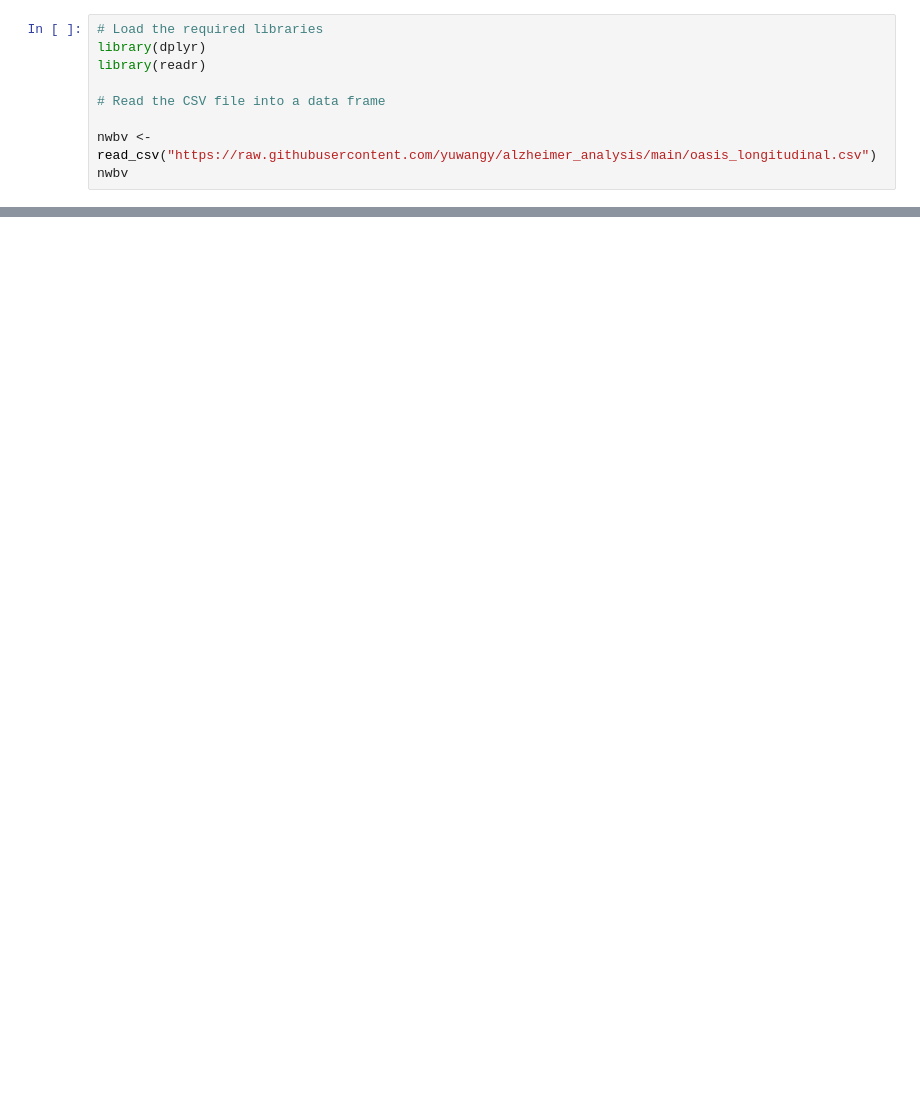
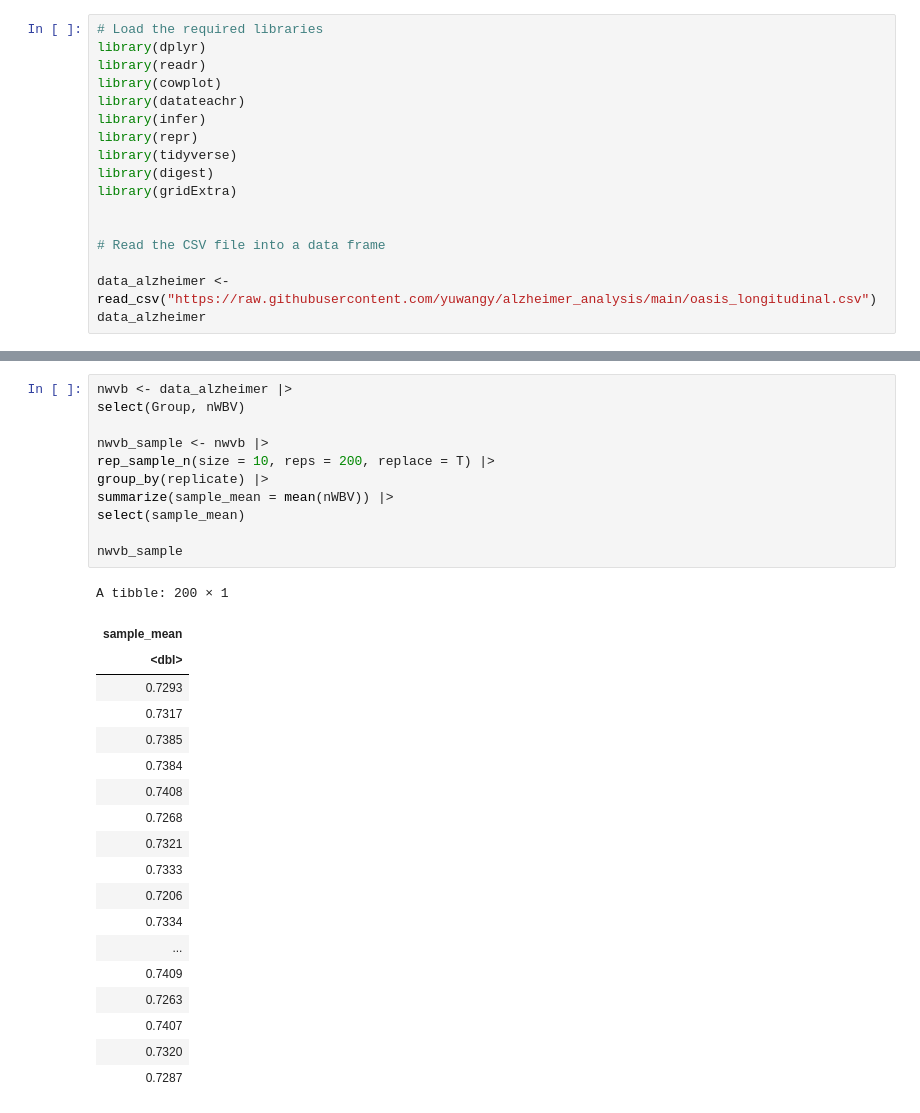
Before and after one commit to yuwangy/alzheimer_analysis, a Jupyter notebook: Project Proposal.ipynb, the cells around one changed output, grey strips where cells are left out. Drawn from its saved outputs; the diff is of its cells as text; blank space fills up the shorter version.

Commit message:
analysis

```diff
--- a/Project Proposal.ipynb
+++ b/Project Proposal.ipynb
@@ -2,9 +2,17 @@
 # Load the required libraries
 library(dplyr)
 library(readr)
+library(cowplot)
+library(datateachr)
+library(infer)
+library(repr)
+library(tidyverse)
+library(digest)
+library(gridExtra)
+
 
 # Read the CSV file into a data frame
 
-nwbv <- read_csv("https://raw.githubusercontent.com/yuwangy/alzheimer_analysis/main/oasis_longitudinal.csv")
-nwbv
+data_alzheimer <- read_csv("https://raw.githubusercontent.com/yuwangy/alzheimer_analysis/main/oasis_longitudinal.csv")
+data_alzheimer
 # %% [output]
@@ -56,3 +63,34 @@ A tibble: 6 × 15
 | OAS2_0002 | OAS2_0002_MR2 | Demented | 2 | 560 | M | R | 76 | 12 | NA | 28 | 0.5 | ... |
 | OAS2_0002 | OAS2_0002_MR3 | Demented | 3 | 1895 | M | R | 80 | 12 | NA | 22 | 0.5 | ... |
 | OAS2_0004 | OAS2_0004_MR1 | Nondemented | 1 | 0 | F | R | 88 | 18 | 3 | 28 | 0.0 | ... |
+# %%
+nwvb <- data_alzheimer |>
+select(Group, nWBV)
+
+nwvb_sample <- nwvb |>
+rep_sample_n(size = 10, reps = 200, replace = T) |>
+group_by(replicate) |>
+summarize(sample_mean = mean(nWBV)) |>
+select(sample_mean)
+
+nwvb_sample
+# %% [output]
+A tibble: 200 × 1
+| sample_mean |
+| <dbl> |
+| 0.7293 |
+| 0.7317 |
+| 0.7385 |
+| 0.7384 |
+| 0.7408 |
+| 0.7268 |
+| 0.7321 |
+| 0.7333 |
+| 0.7206 |
+| 0.7334 |
+| ... |
+| 0.7409 |
+| 0.7263 |
+| 0.7407 |
+| 0.7320 |
+| 0.7287 |
```
Also changed, not shown: parts of 2 cells of this notebook.
